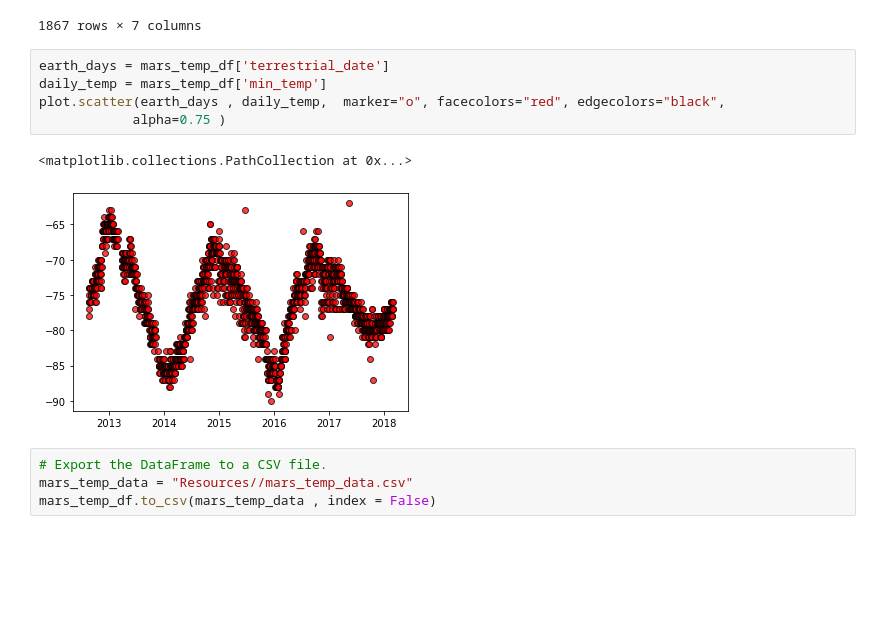
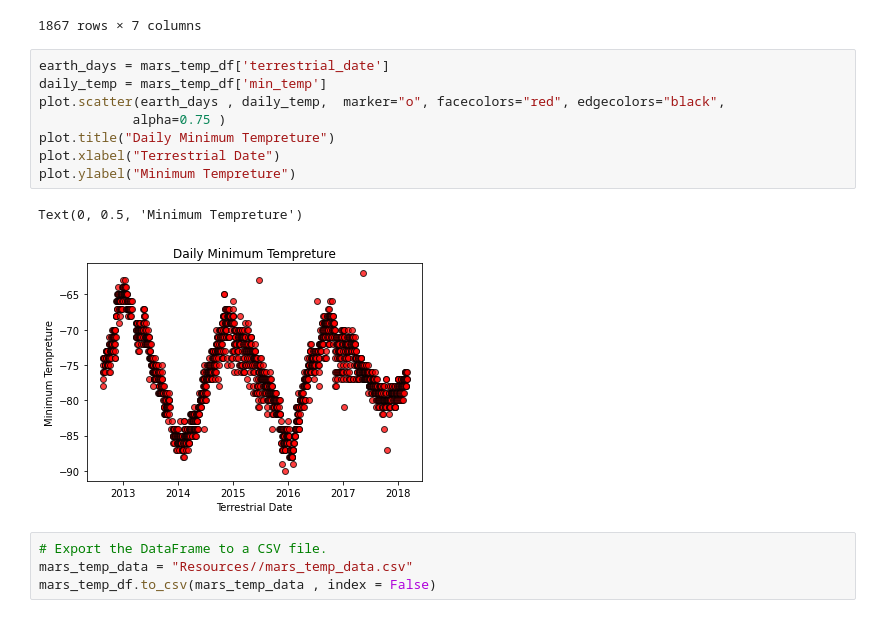
Before and after one commit to miralchangela/Mars_Mission, a Jupyter notebook: mars_data_challenge_part_2.ipynb, the cells around one changed output. Drawn from its saved outputs; the diff is of its cells as text; blank space fills up the shorter version.

```diff
--- a/mars_data_challenge_part_2.ipynb
+++ b/mars_data_challenge_part_2.ipynb
@@ -171,11 +171,14 @@ mars_temp_df
 # %%
 earth_days = mars_temp_df['terrestrial_date']
 daily_temp = mars_temp_df['min_temp']
 plot.scatter(earth_days , daily_temp,  marker="o", facecolors="red", edgecolors="black",
             alpha=0.75 )
+plot.title("Daily Minimum Tempreture")
+plot.xlabel("Terrestrial Date")
+plot.ylabel("Minimum Tempreture")
 # %% [output]
-<matplotlib.collections.PathCollection at 0x...>
+Text(0, 0.5, 'Minimum Tempreture')
-[figure, old version]
+[figure, new version]
 # %%
 # Export the DataFrame to a CSV file.
 mars_temp_data = "Resources//mars_temp_data.csv"
```
Also changed, not shown: 6 other files.
